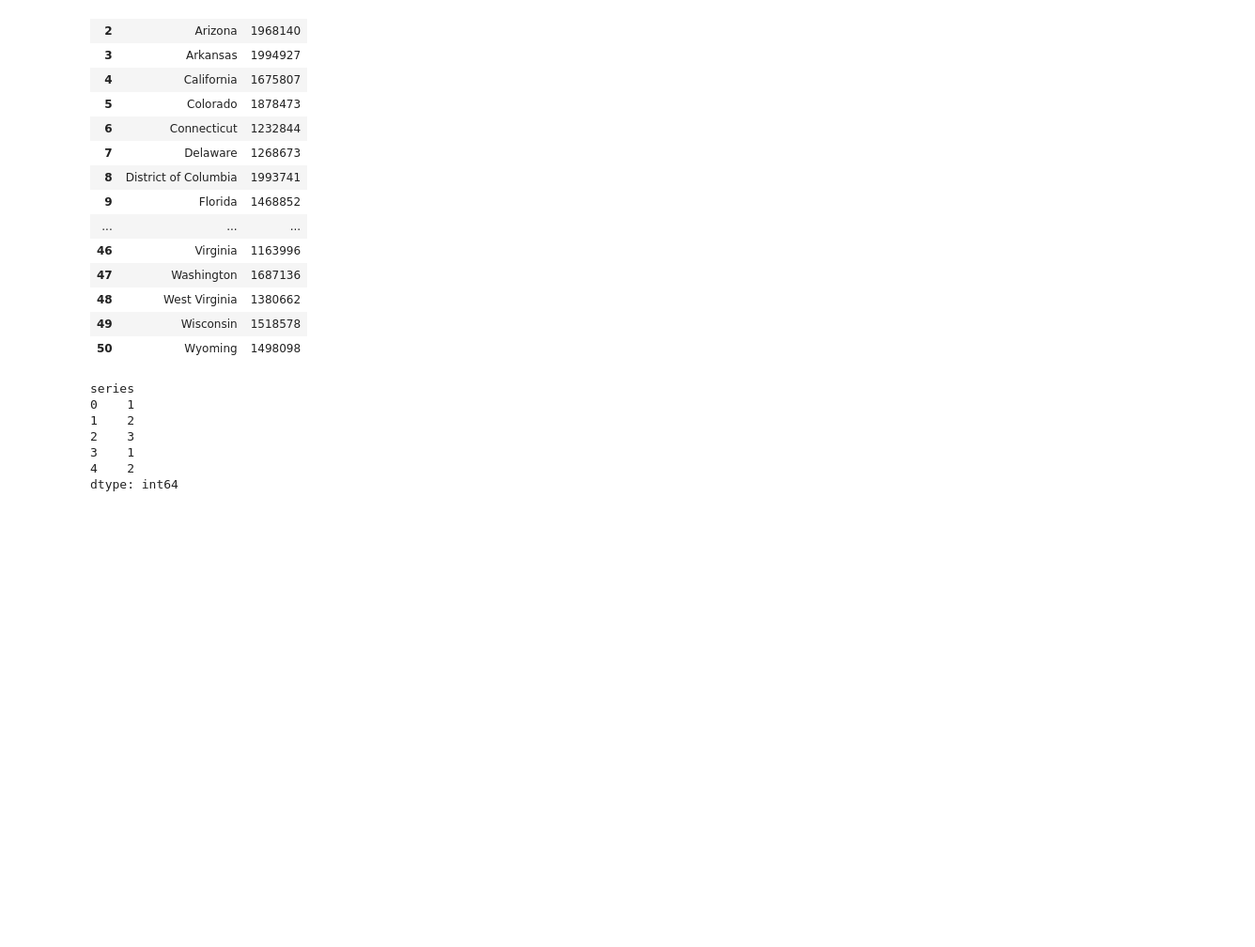
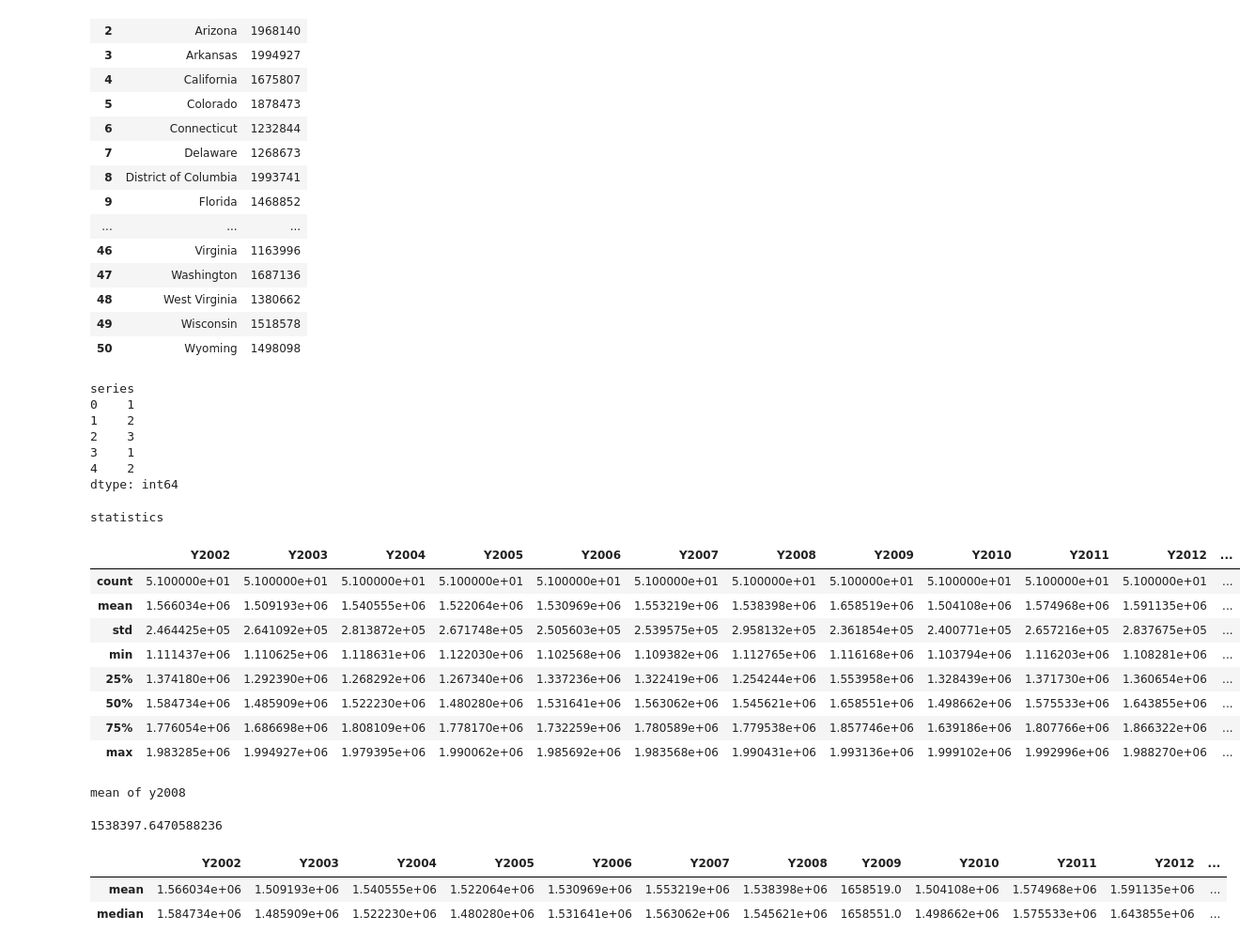
Before and after one commit to raghuprasadks/mlopsmay2023NH, a Jupyter notebook: programs/1-pandasdemo.ipynb, the cells around one changed output. Shown at 94% size. Cells and saved outputs as stored; diff of their text form; code cells hidden in the pictures; blank space fills up the shorter version.

```diff
--- a/programs/1-pandasdemo.ipynb
+++ b/programs/1-pandasdemo.ipynb
@@ -246,3 +246,29 @@ series
 3    1
 4    2
 dtype: int64
+# %%
+print('statistics')
+income.describe()
+# %% [output]
+statistics
+|  | Y2002 | Y2003 | Y2004 | Y2005 | Y2006 | Y2007 | Y2008 | Y2009 | Y2010 | Y2011 | Y2012 | ... |
+| count | 5.100000e+01 | 5.100000e+01 | 5.100000e+01 | 5.100000e+01 | 5.100000e+01 | 5.100000e+01 | 5.100000e+01 | 5.100000e+01 | 5.100000e+01 | 5.100000e+01 | 5.100000e+01 | ... |
+| mean | 1.566034e+06 | 1.509193e+06 | 1.540555e+06 | 1.522064e+06 | 1.530969e+06 | 1.553219e+06 | 1.538398e+06 | 1.658519e+06 | 1.504108e+06 | 1.574968e+06 | 1.591135e+06 | ... |
+| std | 2.464425e+05 | 2.641092e+05 | 2.813872e+05 | 2.671748e+05 | 2.505603e+05 | 2.539575e+05 | 2.958132e+05 | 2.361854e+05 | 2.400771e+05 | 2.657216e+05 | 2.837675e+05 | ... |
+| min | 1.111437e+06 | 1.110625e+06 | 1.118631e+06 | 1.122030e+06 | 1.102568e+06 | 1.109382e+06 | 1.112765e+06 | 1.116168e+06 | 1.103794e+06 | 1.116203e+06 | 1.108281e+06 | ... |
+| 25% | 1.374180e+06 | 1.292390e+06 | 1.268292e+06 | 1.267340e+06 | 1.337236e+06 | 1.322419e+06 | 1.254244e+06 | 1.553958e+06 | 1.328439e+06 | 1.371730e+06 | 1.360654e+06 | ... |
+| 50% | 1.584734e+06 | 1.485909e+06 | 1.522230e+06 | 1.480280e+06 | 1.531641e+06 | 1.563062e+06 | 1.545621e+06 | 1.658551e+06 | 1.498662e+06 | 1.575533e+06 | 1.643855e+06 | ... |
+| 75% | 1.776054e+06 | 1.686698e+06 | 1.808109e+06 | 1.778170e+06 | 1.732259e+06 | 1.780589e+06 | 1.779538e+06 | 1.857746e+06 | 1.639186e+06 | 1.807766e+06 | 1.866322e+06 | ... |
+| max | 1.983285e+06 | 1.994927e+06 | 1.979395e+06 | 1.990062e+06 | 1.985692e+06 | 1.983568e+06 | 1.990431e+06 | 1.993136e+06 | 1.999102e+06 | 1.992996e+06 | 1.988270e+06 | ... |
+# %%
+print('mean of y2008')
+income.Y2008.mean()
+# %% [output]
+mean of y2008
+1538397.6470588236
+# %%
+income.agg(["mean","median"])
+# %% [output]
+|  | Y2002 | Y2003 | Y2004 | Y2005 | Y2006 | Y2007 | Y2008 | Y2009 | Y2010 | Y2011 | Y2012 | ... |
+| mean | 1.566034e+06 | 1.509193e+06 | 1.540555e+06 | 1.522064e+06 | 1.530969e+06 | 1.553219e+06 | 1.538398e+06 | 1658519.0 | 1.504108e+06 | 1.574968e+06 | 1.591135e+06 | ... |
+| median | 1.584734e+06 | 1.485909e+06 | 1.522230e+06 | 1.480280e+06 | 1.531641e+06 | 1.563062e+06 | 1.545621e+06 | 1658551.0 | 1.498662e+06 | 1.575533e+06 | 1.643855e+06 | ... |
```
Also changed, not shown: parts of 4 cells of this notebook, 1 other file.
